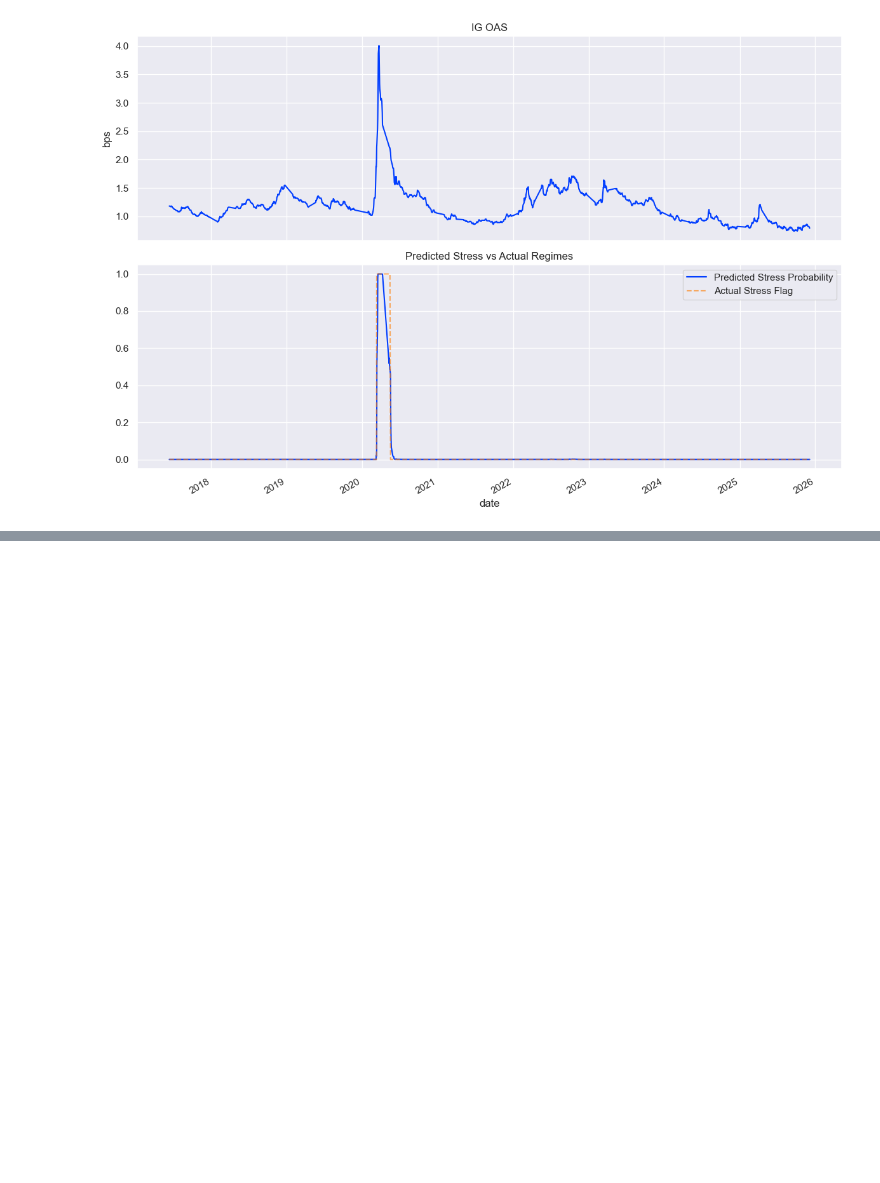
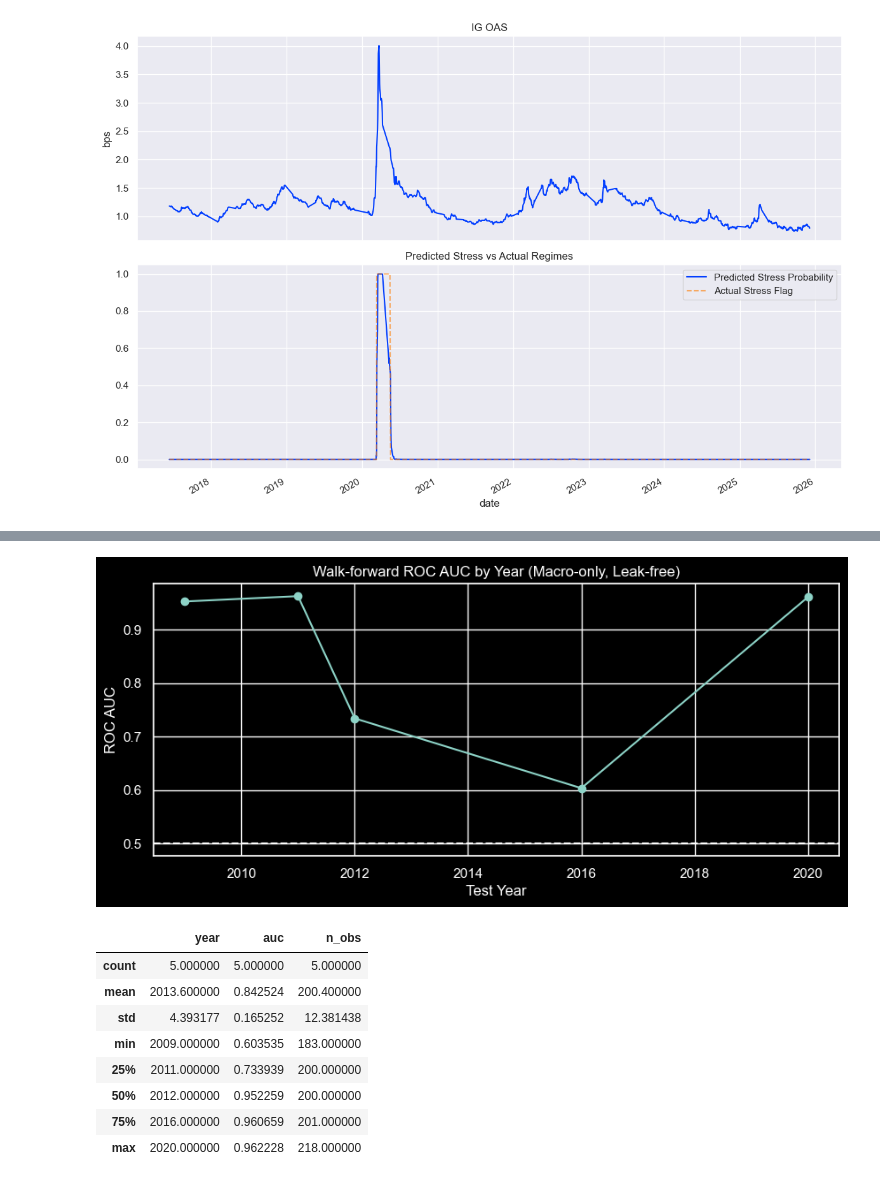
Before and after one commit to WickedoneC/credit_spread_regime, a Jupyter notebook: notebooks/01_eda_spread_regimes.ipynb, the cells around one changed output, grey strips where cells are left out. Cells and saved outputs as stored; diff of their text form; code cells hidden in the pictures; blank space fills up the shorter version.

Commit message:
Add walk-forward AUC evaluation and leakage-safe macro features

```diff
--- a/notebooks/01_eda_spread_regimes.ipynb
+++ b/notebooks/01_eda_spread_regimes.ipynb
@@ -221,0 +259,29 @@ plt.show()
+# %%
+# creating lagged values
+import numpy as np
+
+def lag(s, k=1):
+    return s.shift(k)
+
+# Changes (macro)
+df["dgs10_chg1"] = df["dgs10"].diff()
+df["t10y2y_chg1"] = df["t10y2y"].diff()
+
+# Rolling vol (lagged to avoid using today's value)
+w = 20
+df["dgs10_vol20"] = lag(df["dgs10_chg1"], 1).rolling(w).std()
+df["t10y2y_vol20"] = lag(df["t10y2y_chg1"], 1).rolling(w).std()
+
+# Lags of levels (macro levels are allowed)
+df["dgs10_lag1"] = lag(df["dgs10"], 1)
+df["t10y2y_lag1"] = lag(df["t10y2y"], 1)
+
+# Lags of changes
+df["dgs10_chg1_lag1"] = lag(df["dgs10_chg1"], 1)
+df["t10y2y_chg1_lag1"] = lag(df["t10y2y_chg1"], 1)
+
+# Optional: interaction (macro regime proxy)
+df["rate_level_x_slope"] = df["dgs10_lag1"] * df["t10y2y_lag1"]
+
+model_df = df.dropna().copy()
+model_df.head()
@@ -221,0 +353,26 @@ plt.show()
+# %%
+import pandas as pd
+import matplotlib.pyplot as plt
+
+res_df = pd.DataFrame(results, columns=["year", "auc", "n_obs"])
+
+plt.figure(figsize=(10, 4))
+plt.plot(res_df["year"], res_df["auc"], marker="o")
+plt.axhline(0.5, linestyle="--")
+plt.title("Walk-forward ROC AUC by Year (Macro-only, Leak-free)")
+plt.ylabel("ROC AUC")
+plt.xlabel("Test Year")
+plt.show()
+
+res_df.describe()
+# %% [output]
+[figure, added]
+|  | year | auc | n_obs |
+| count | 5.000000 | 5.000000 | 5.000000 |
+| mean | 2013.600000 | 0.842524 | 200.400000 |
+| std | 4.393177 | 0.165252 | 12.381438 |
+| min | 2009.000000 | 0.603535 | 183.000000 |
+| 25% | 2011.000000 | 0.733939 | 200.000000 |
+| 50% | 2012.000000 | 0.952259 | 200.000000 |
+| 75% | 2016.000000 | 0.960659 | 201.000000 |
+| max | 2020.000000 | 0.962228 | 218.000000 |
```
Also changed, not shown: parts of 14 cells of this notebook.
